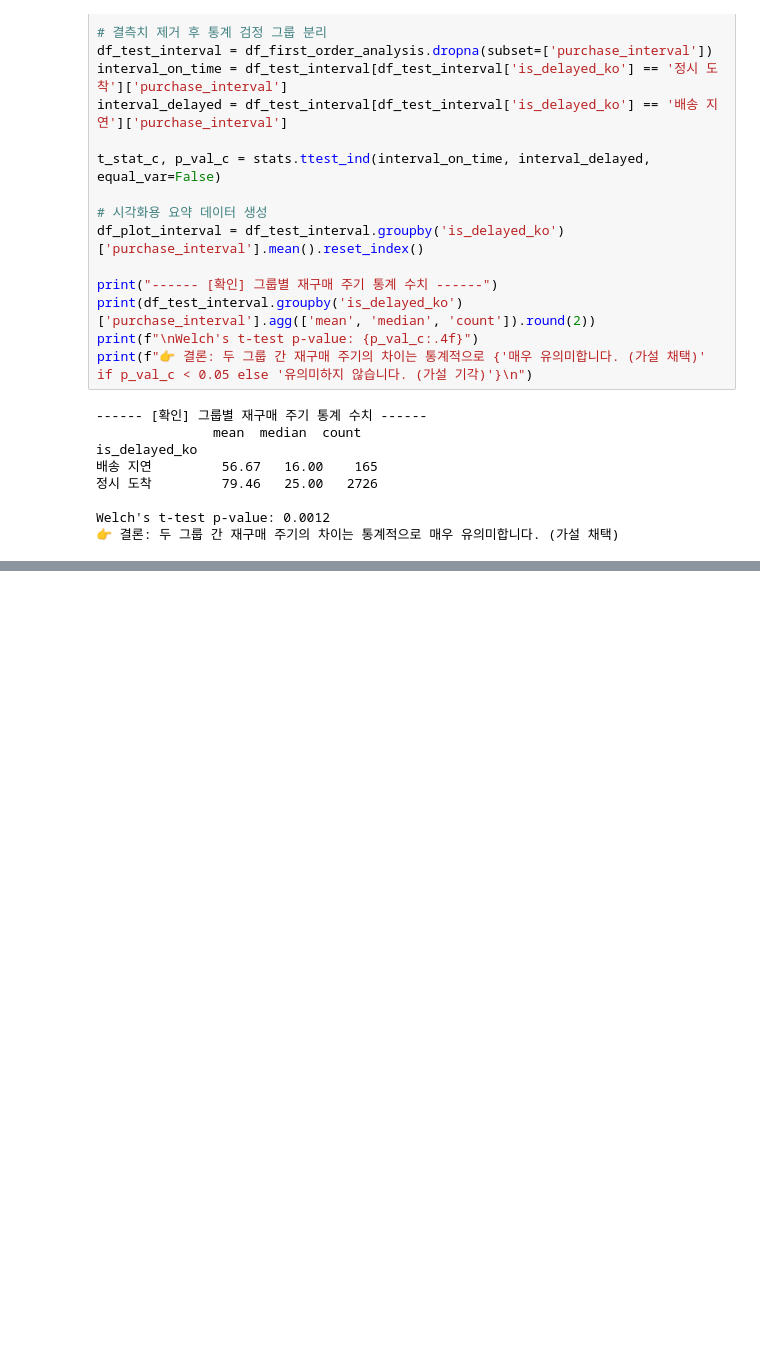
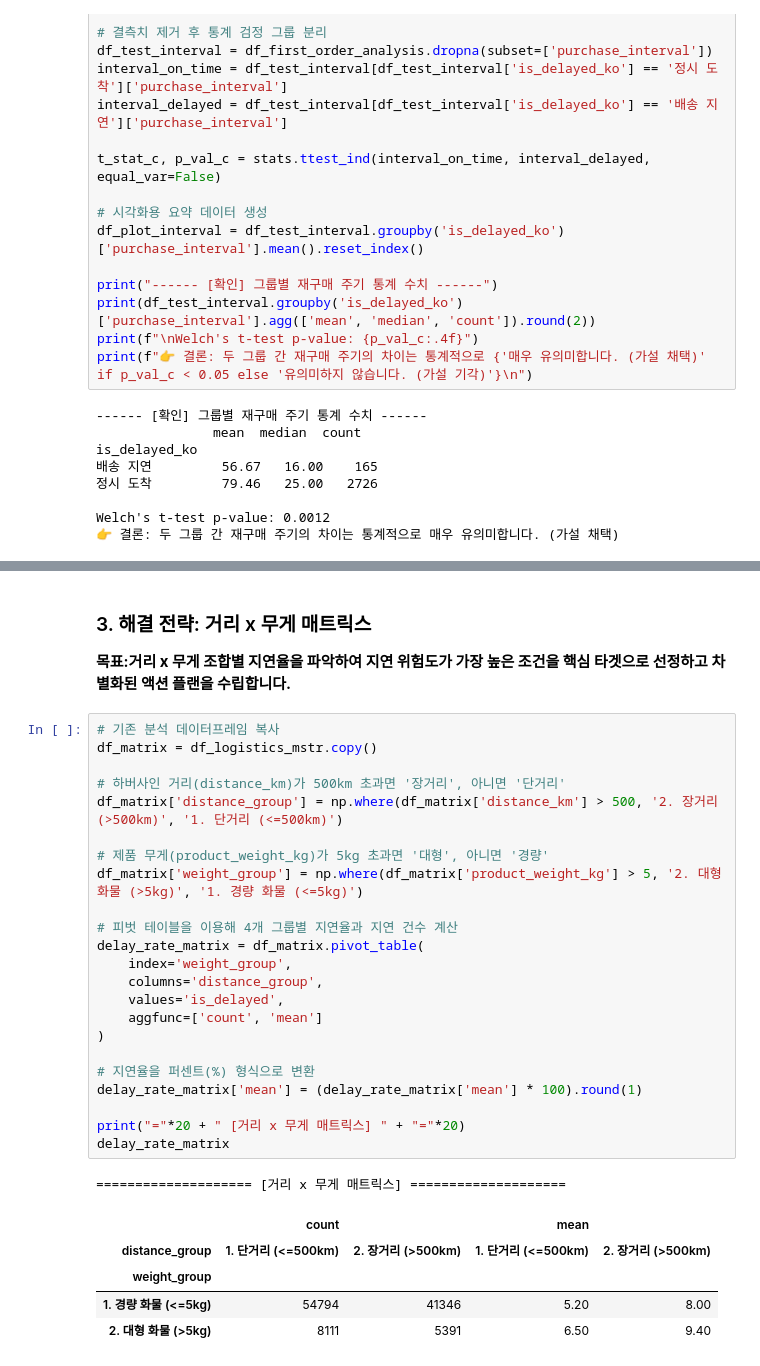
Before and after one commit to eunsung20311-dot/Olist-E-commerce-Analysis, a Jupyter notebook: 2.Hypothesis_Testing.ipynb, the cells around one changed output, grey strips where cells are left out. Saved outputs shown, nothing was run; the diff lists cells and outputs as text; blank space fills up the shorter version.

```diff
--- a/2.Hypothesis_Testing.ipynb
+++ b/2.Hypothesis_Testing.ipynb
@@ -460,0 +454,33 @@ Passing `palette` without assigning `hue` is deprecated and will be removed in v
+# %% [markdown]
+### 3. 해결 전략: 거리 x 무게 매트릭스
+**목표:거리 x 무게 조합별 지연율을 파악하여 지연 위험도가 가장 높은 조건을 핵심 타겟으로 선정하고 차별화된 액션 플랜을 수립합니다.**
+# %%
+# 기존 분석 데이터프레임 복사
+df_matrix = df_logistics_mstr.copy()
+
+# 하버사인 거리(distance_km)가 500km 초과면 '장거리', 아니면 '단거리'
+df_matrix['distance_group'] = np.where(df_matrix['distance_km'] > 500, '2. 장거리 (>500km)', '1. 단거리 (<=500km)')
+
+# 제품 무게(product_weight_kg)가 5kg 초과면 '대형', 아니면 '경량'
+df_matrix['weight_group'] = np.where(df_matrix['product_weight_kg'] > 5, '2. 대형 화물 (>5kg)', '1. 경량 화물 (<=5kg)')
+
+# 피벗 테이블을 이용해 4개 그룹별 지연율과 지연 건수 계산
+delay_rate_matrix = df_matrix.pivot_table(
+    index='weight_group',
+    columns='distance_group',
+    values='is_delayed',
+    aggfunc=['count', 'mean']
+)
+
+# 지연율을 퍼센트(%) 형식으로 변환
+delay_rate_matrix['mean'] = (delay_rate_matrix['mean'] * 100).round(1)
+
+print("="*20 + " [거리 x 무게 매트릭스] " + "="*20)
+delay_rate_matrix
+# %% [output]
+==================== [거리 x 무게 매트릭스] ====================
+|  | count |  | mean |  |
+| distance_group | 1. 단거리 (<=500km) | 2. 장거리 (>500km) | 1. 단거리 (<=500km) | 2. 장거리 (>500km) |
+| weight_group |  |  |  |  |
+| 1. 경량 화물 (<=5kg) | 54794 | 41346 | 5.20 | 8.00 |
+| 2. 대형 화물 (>5kg) | 8111 | 5391 | 6.50 | 9.40 |
```
Also changed, not shown: parts of 17 cells of this notebook.
